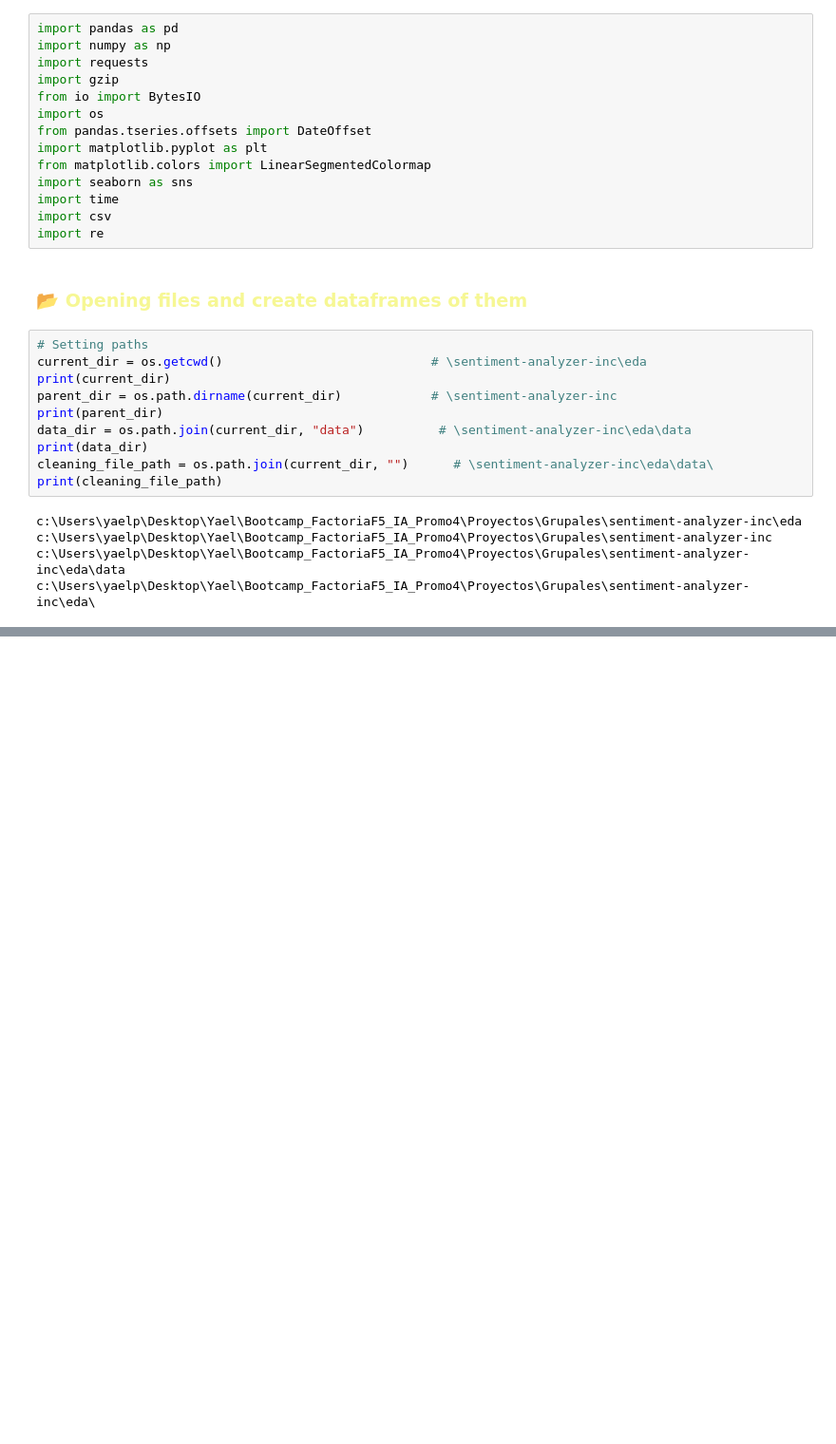
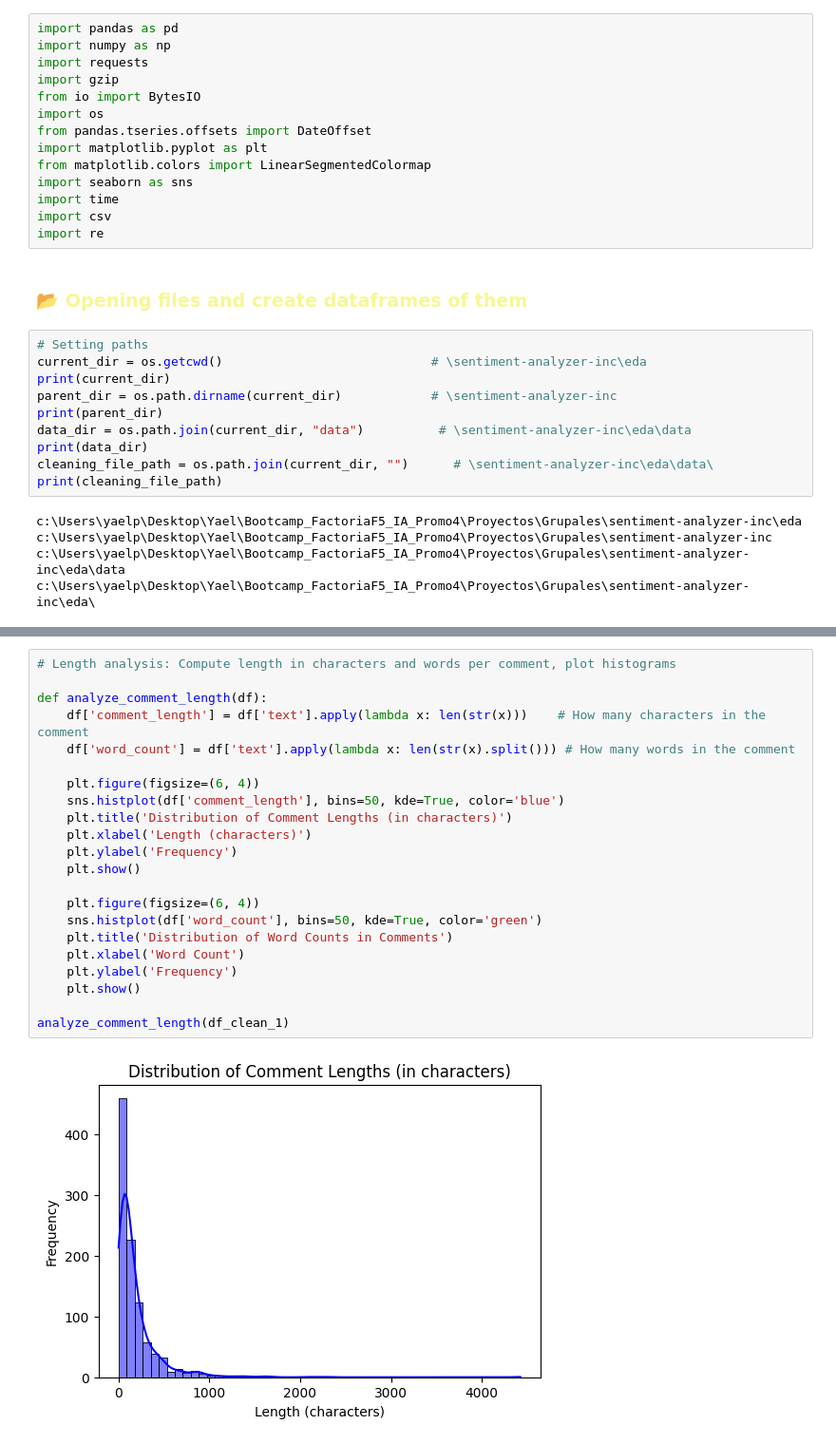
Before and after one commit to Yael-Parra/sentiment-analyzer-inc, a Jupyter notebook: eda/eda.ipynb, the cells around one changed output, grey strips where cells are left out. Shown: that part at 95% size. Cells and saved outputs as stored; diff of their text form; blank space fills up the shorter version.

```diff
--- a/eda/eda.ipynb
+++ b/eda/eda.ipynb
@@ -76,0 +260,24 @@ df_clean_1 = load_airbnb_data_from_github(GITHUB_CLEAN_URL)
+# %%
+# Length analysis: Compute length in characters and words per comment, plot histograms
+
+def analyze_comment_length(df):
+    df['comment_length'] = df['text'].apply(lambda x: len(str(x)))    # How many characters in the comment
+    df['word_count'] = df['text'].apply(lambda x: len(str(x).split())) # How many words in the comment
+
+    plt.figure(figsize=(6, 4))
+    sns.histplot(df['comment_length'], bins=50, kde=True, color='blue')
+    plt.title('Distribution of Comment Lengths (in characters)')
+    plt.xlabel('Length (characters)')
+    plt.ylabel('Frequency')
+    plt.show()
+
+    plt.figure(figsize=(6, 4))
+    sns.histplot(df['word_count'], bins=50, kde=True, color='green')
+    plt.title('Distribution of Word Counts in Comments')
+    plt.xlabel('Word Count')
+    plt.ylabel('Frequency')
+    plt.show()
+
+analyze_comment_length(df_clean_1)
+# %% [output]
+[figure, added]
```
Also changed, not shown: parts of 13 cells of this notebook, 1 other file.
